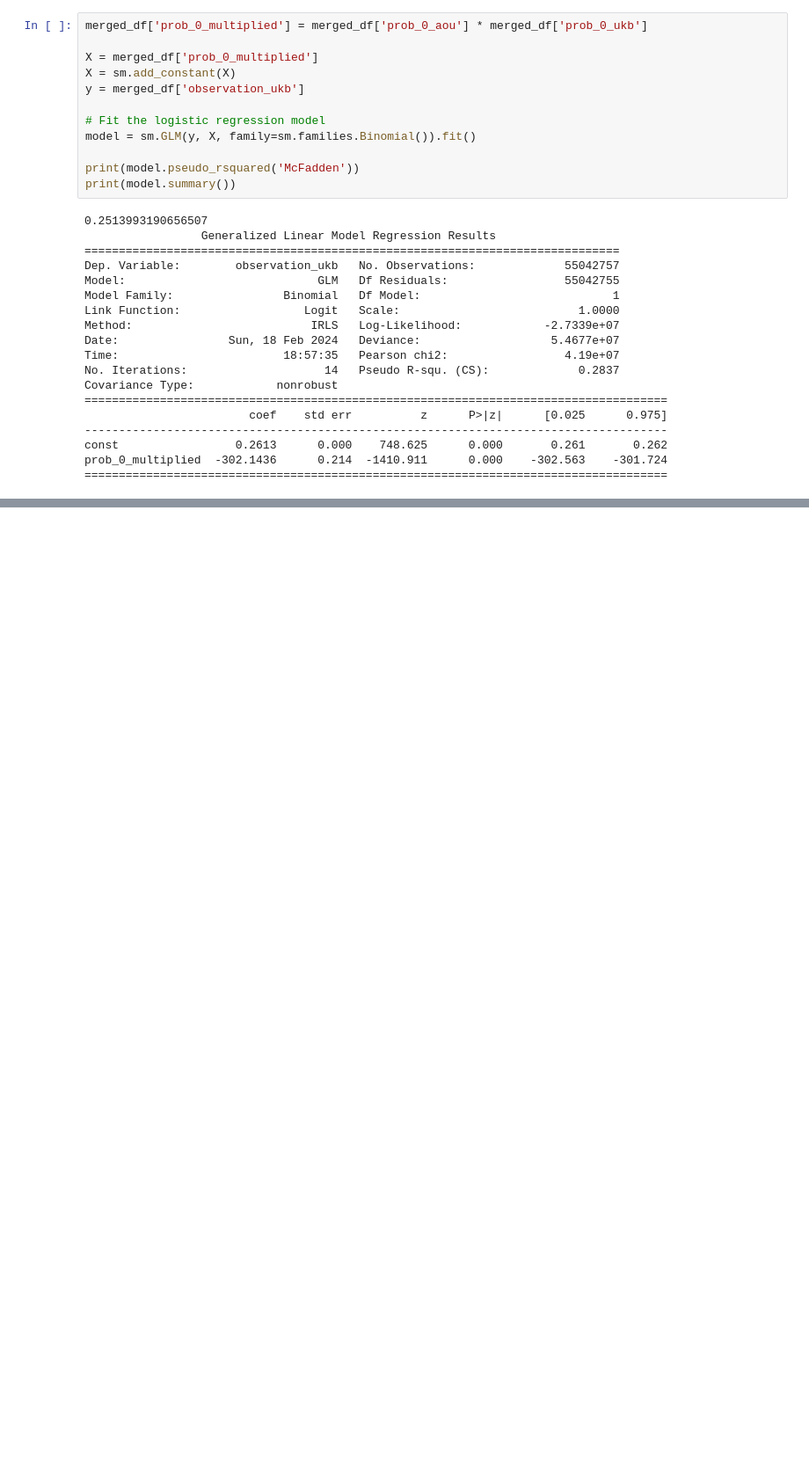
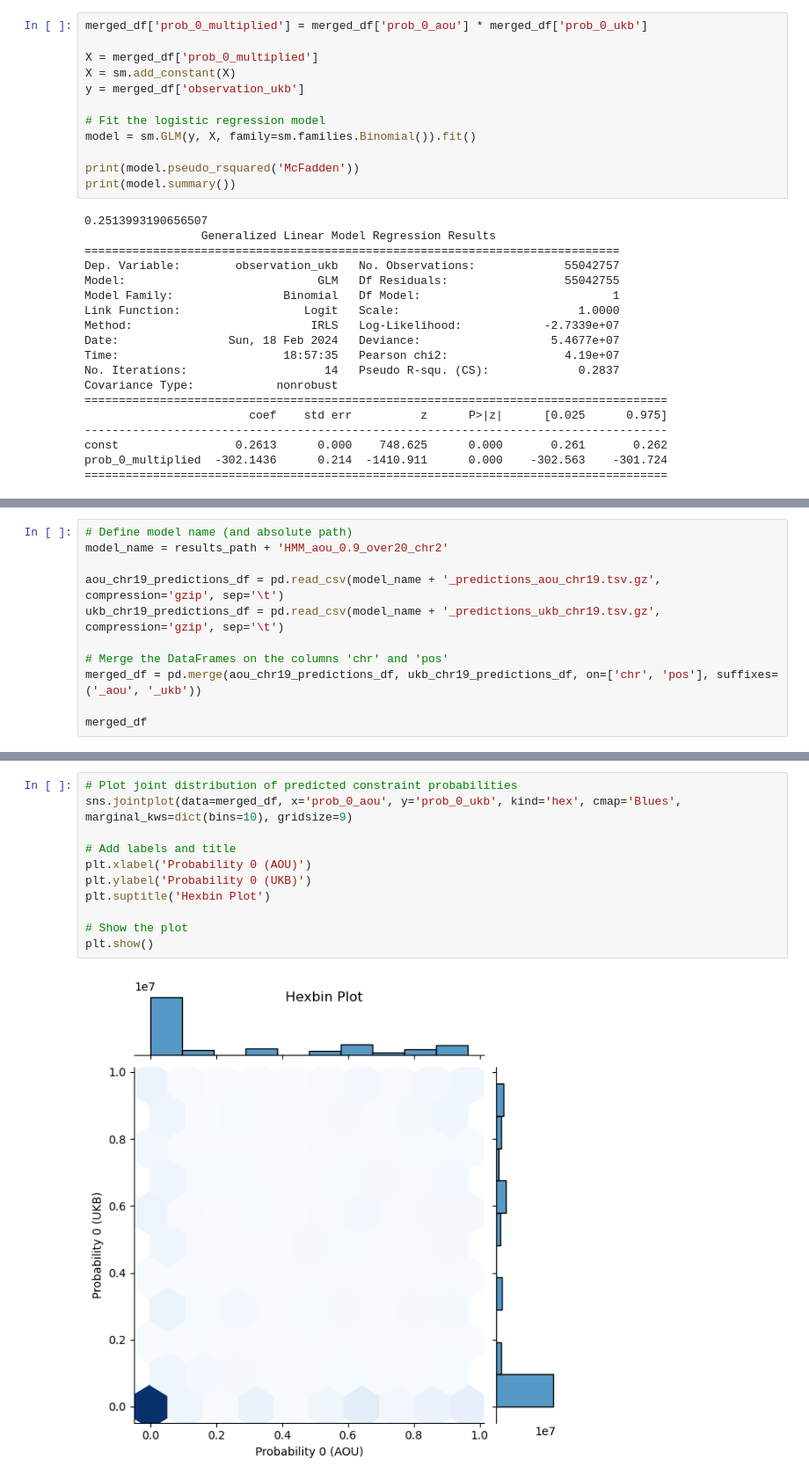
Before and after one commit to healthcare-medicine-ai/wgs-constraint-llm, a Jupyter notebook: UKB + AoU Predictions.ipynb, the cells around one changed output, grey strips where cells are left out. Shown at 88% size. Saved outputs shown, nothing was run; the diff lists cells and outputs as text; blank space fills up the shorter version.

Commit message:
Updated Epilepsy analysis for 90% coverage over 20

```diff
--- a/UKB + AoU Predictions.ipynb
+++ b/UKB + AoU Predictions.ipynb
@@ -265,0 +274,11 @@ prob_0_multiplied  -302.1436      0.214  -1410.911      0.000    -302.563    -30
+# %%
+# Define model name (and absolute path)
+model_name = results_path + 'HMM_aou_0.9_over20_chr2'
+
+aou_chr19_predictions_df = pd.read_csv(model_name + '_predictions_aou_chr19.tsv.gz', compression='gzip', sep='\t')
+ukb_chr19_predictions_df = pd.read_csv(model_name + '_predictions_ukb_chr19.tsv.gz', compression='gzip', sep='\t')
+
+# Merge the DataFrames on the columns 'chr' and 'pos'
+merged_df = pd.merge(aou_chr19_predictions_df, ukb_chr19_predictions_df, on=['chr', 'pos'], suffixes=('_aou', '_ukb'))
+
+merged_df
@@ -265,0 +299,13 @@ prob_0_multiplied  -302.1436      0.214  -1410.911      0.000    -302.563    -30
+# %%
+# Plot joint distribution of predicted constraint probabilities
+sns.jointplot(data=merged_df, x='prob_0_aou', y='prob_0_ukb', kind='hex', cmap='Blues', marginal_kws=dict(bins=10), gridsize=9)
+
+# Add labels and title
+plt.xlabel('Probability 0 (AOU)')
+plt.ylabel('Probability 0 (UKB)')
+plt.suptitle('Hexbin Plot')
+
+# Show the plot
+plt.show()
+# %% [output]
+[figure, added]
```
Also changed, not shown: parts of 20 cells of this notebook, 1 other file.
